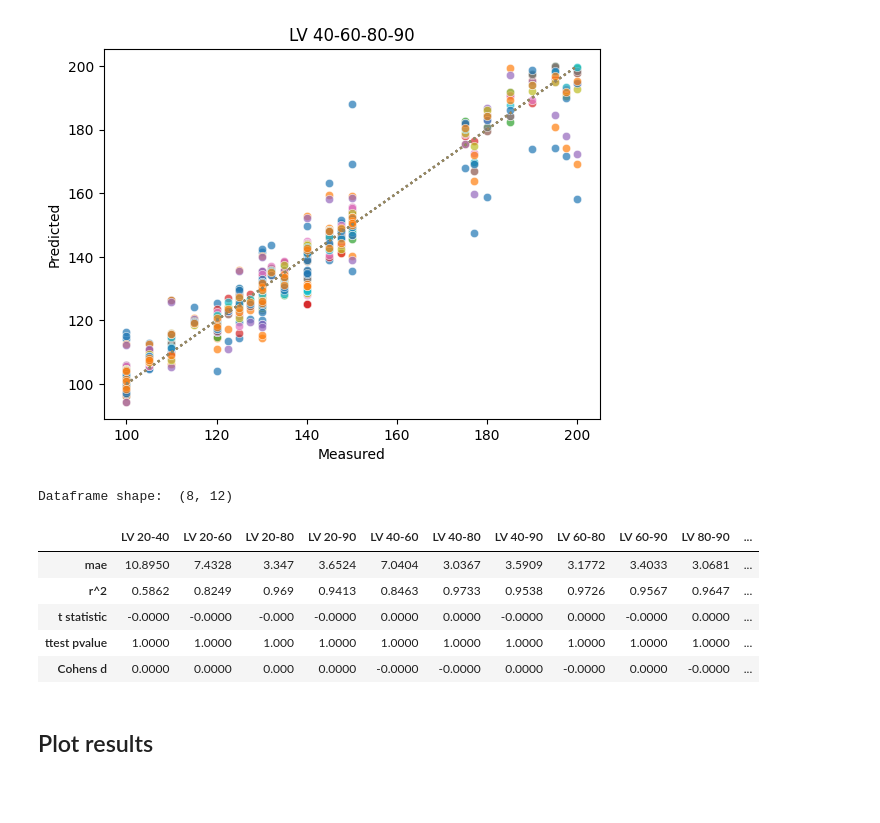
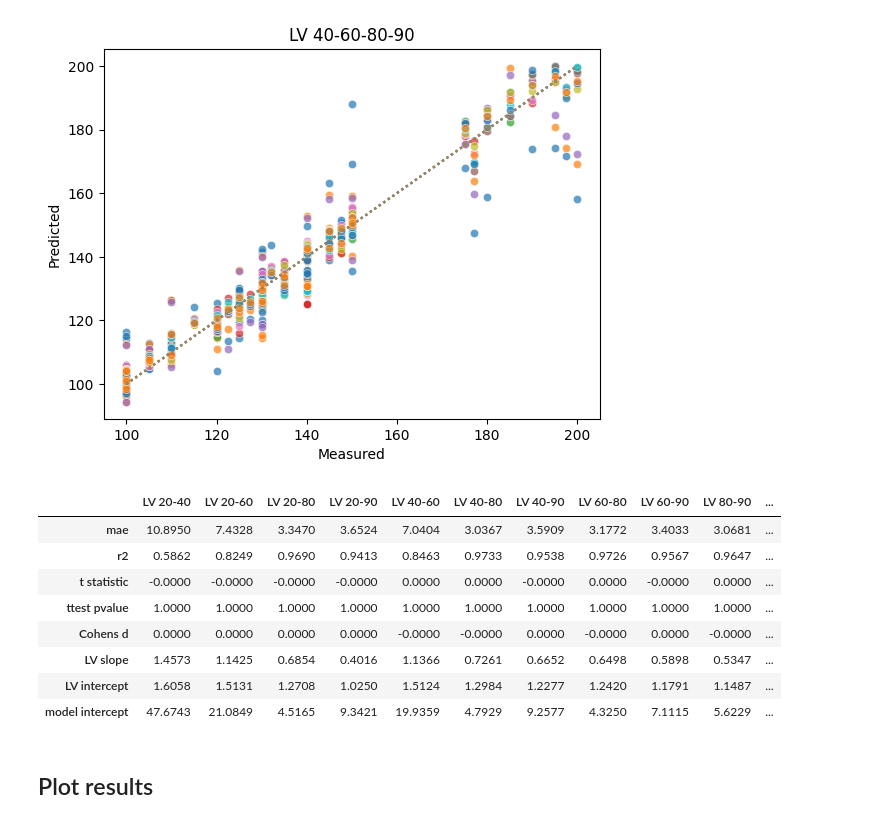
Before and after one commit to silvhua/lighthouse-capstone-project, a Jupyter notebook: notebooks/consolidated_scripts_exp2.ipynb, the cells around one changed output. Drawn from its saved outputs; the diff is of its cells as text; code cells hidden in the pictures; blank space fills up the shorter version.

```diff
--- a/notebooks/consolidated_scripts_exp2.ipynb
+++ b/notebooks/consolidated_scripts_exp2.ipynb
@@ -170,7 +124,7 @@ New shape:  (312, 6)
 # Free weight: Linear regression
 # %%
 # linear regression on free weight data
-predictions, metrics, model_dict = batch_model(model_names, df_fw_dict, pickle_name='03 iteration')
+predictions, metrics, model_dict = batch_model(model_names, df_fw_dict)
 # %% [output]
 LV 20-40 evaluation metrics:
                 Model of interest       Baseline        Difference
@@ -190,18 +144,18 @@ Model feature coefficients
         LV intercept: 1.2244752083897859
         model intercept:  5.829358480235925
 [figure]
-# %%
-metrics = load_csv('03 iteration metrics and coefficients.csv', filepath=r'C:\Users\silvh\OneDrive\lighthouse\projects\lighthouse-capstone-project\output\models',
-    column1_as_index=True)
-metrics.head()
-# %% [output]
-Dataframe shape:  (8, 12)
-|  | LV 20-40 | LV 20-60 | LV 20-80 | LV 20-90 | LV 40-60 | LV 40-80 | LV 40-90 | LV 60-80 | LV 60-90 | LV 80-90 | ... |
-| mae | 10.8950 | 7.4328 | 3.347 | 3.6524 | 7.0404 | 3.0367 | 3.5909 | 3.1772 | 3.4033 | 3.0681 | ... |
-| r^2 | 0.5862 | 0.8249 | 0.969 | 0.9413 | 0.8463 | 0.9733 | 0.9538 | 0.9726 | 0.9567 | 0.9647 | ... |
-| t statistic | -0.0000 | -0.0000 | -0.000 | -0.0000 | 0.0000 | 0.0000 | -0.0000 | 0.0000 | -0.0000 | 0.0000 | ... |
-| ttest pvalue | 1.0000 | 1.0000 | 1.000 | 1.0000 | 1.0000 | 1.0000 | 1.0000 | 1.0000 | 1.0000 | 1.0000 | ... |
-| Cohens d | 0.0000 | 0.0000 | 0.000 | 0.0000 | -0.0000 | -0.0000 | 0.0000 | -0.0000 | 0.0000 | -0.0000 | ... |
+# %%
+metrics
+# %% [output]
+|  | LV 20-40 | LV 20-60 | LV 20-80 | LV 20-90 | LV 40-60 | LV 40-80 | LV 40-90 | LV 60-80 | LV 60-90 | LV 80-90 | ... |
+| mae | 10.8950 | 7.4328 | 3.3470 | 3.6524 | 7.0404 | 3.0367 | 3.5909 | 3.1772 | 3.4033 | 3.0681 | ... |
+| r2 | 0.5862 | 0.8249 | 0.9690 | 0.9413 | 0.8463 | 0.9733 | 0.9538 | 0.9726 | 0.9567 | 0.9647 | ... |
+| t statistic | -0.0000 | -0.0000 | -0.0000 | -0.0000 | 0.0000 | 0.0000 | -0.0000 | 0.0000 | -0.0000 | 0.0000 | ... |
+| ttest pvalue | 1.0000 | 1.0000 | 1.0000 | 1.0000 | 1.0000 | 1.0000 | 1.0000 | 1.0000 | 1.0000 | 1.0000 | ... |
+| Cohens d | 0.0000 | 0.0000 | 0.0000 | 0.0000 | -0.0000 | -0.0000 | 0.0000 | -0.0000 | 0.0000 | -0.0000 | ... |
+| LV slope | 1.4573 | 1.1425 | 0.6854 | 0.4016 | 1.1366 | 0.7261 | 0.6652 | 0.6498 | 0.5898 | 0.5347 | ... |
+| LV intercept | 1.6058 | 1.5131 | 1.2708 | 1.0250 | 1.5124 | 1.2984 | 1.2277 | 1.2420 | 1.1791 | 1.1487 | ... |
+| model intercept | 47.6743 | 21.0849 | 4.5165 | 9.3421 | 19.9359 | 4.7929 | 9.2577 | 4.3250 | 7.1115 | 5.6229 | ... |
 # %% [markdown]
 ## Plot results
 # %%
```
Also changed, not shown: parts of 12 cells of this notebook.
